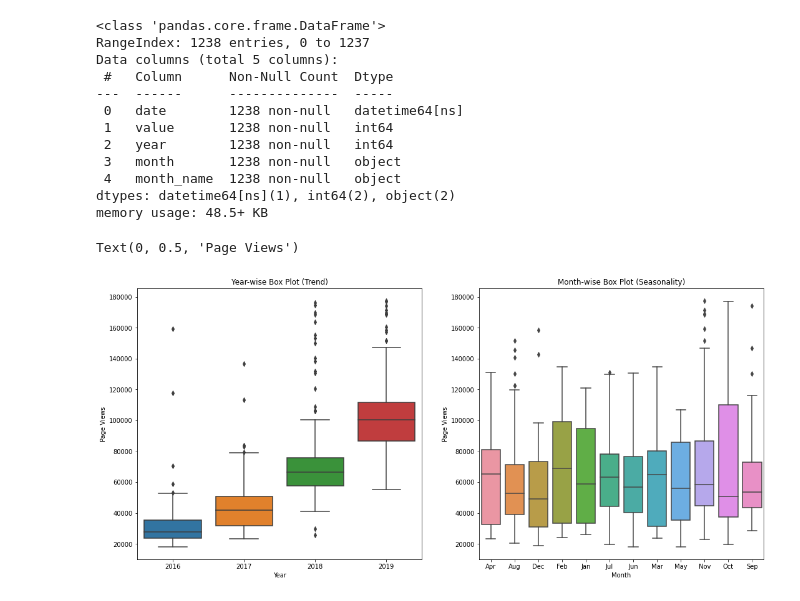
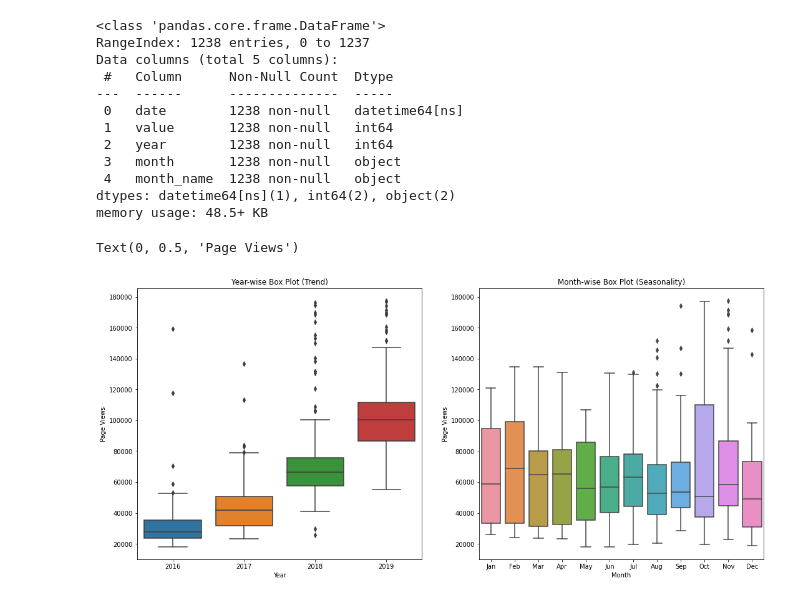
Before and after one commit to ccrsxx/boilerplate-page-view-time-series-visualizer, a Jupyter notebook: test.ipynb, the cells around one changed output. Saved outputs shown, nothing was run; the diff lists cells and outputs as text; code cells hidden in the pictures.

```diff
--- a/test.ipynb
+++ b/test.ipynb
@@ -163,22 +108,22 @@ Data columns (total 5 columns):
 dtypes: datetime64[ns](1), int64(2), object(2)
 memory usage: 48.5+ KB
 # %%
+
 fig, ((ax0, ax1)) = plt.subplots(figsize=(18, 8), nrows=1, ncols=2)
 
 sns.boxplot(x=df_box.date.dt.year, y=df_box.value, ax=ax0)
 
 ax0.set_title('Year-wise Box Plot (Trend)')
 ax0.set_xlabel('Year')
 ax0.set_ylabel('Page Views')
 
-df_box = df_box.sort_values(by='month')
-# df_box['month'] = pd.to_datetime(df_box.month, format='%m').dt.strftime('%b')
+df_box.sort_values(by='month', inplace=True)
 
-sns.boxplot(x=df_box.month, y=df_box.value, ax=ax1)
+sns.boxplot(x=df_box.month_name, y=df_box.value, ax=ax1)
 
 ax1.set_title('Month-wise Box Plot (Seasonality)')
 ax1.set_xlabel('Month')
 ax1.set_ylabel('Page Views')
 # %% [output]
 Text(0, 0.5, 'Page Views')
-[figure, old version]
+[figure, new version]
```
Also changed, not shown: parts of 1 cell of this notebook.
